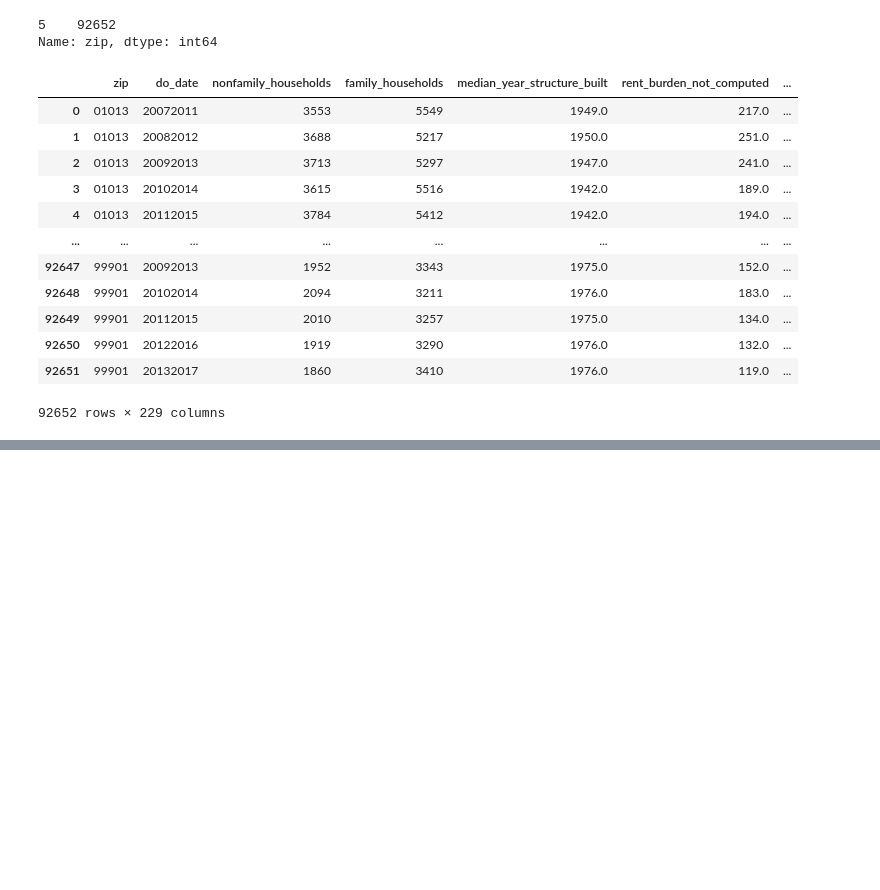
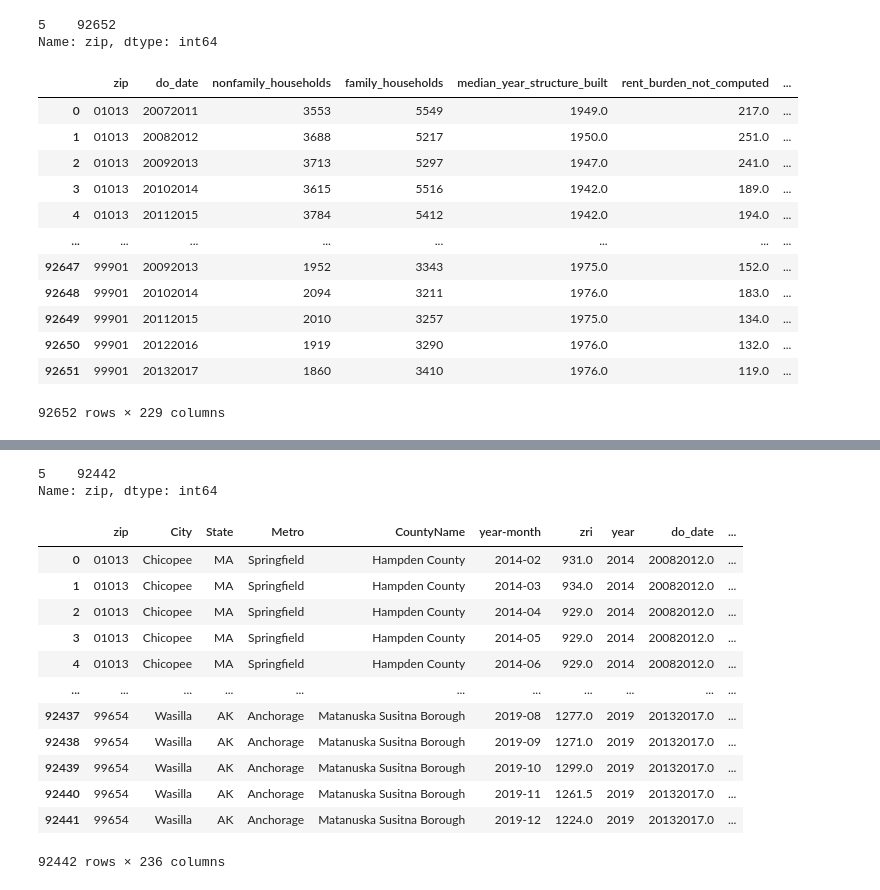
Before and after one commit to Kneck12/zillow-price-index-pred, a Jupyter notebook: Matt/census_feat_eng.ipynb, the cells around one changed output, grey strips where cells are left out. Saved outputs shown, nothing was run; the diff lists cells and outputs as text; code cells hidden in the pictures; blank space fills up the shorter version.

```diff
--- a/Matt/census_feat_eng.ipynb
+++ b/Matt/census_feat_eng.ipynb
@@ -66,0 +114,29 @@ df
+# %%
+zri['zip'] = zri['zip'].map(lambda x: '0'+x if len(x)<5 else x)
+# %%
+zri['zip'].map(lambda x: len(x)).value_counts()
+# %% [output]
+5    92442
+Name: zip, dtype: int64
+# %%
+zri['year'] = zri['year-month'].map(lambda x: int(x[0:4]))
+# %%
+merged = pd.merge(zri, df, left_on = ['zip', 'year'], right_on = ['zip', 'year_usable'], how = 'left')
+# %%
+merged = merged.sort_values(['zip', 'year-month'])
+# %%
+merged
+# %% [output]
+|  | zip | City | State | Metro | CountyName | year-month | zri | year | do_date | ... |
+| 0 | 01013 | Chicopee | MA | Springfield | Hampden County | 2014-02 | 931.0 | 2014 | 20082012.0 | ... |
+| 1 | 01013 | Chicopee | MA | Springfield | Hampden County | 2014-03 | 934.0 | 2014 | 20082012.0 | ... |
+| 2 | 01013 | Chicopee | MA | Springfield | Hampden County | 2014-04 | 929.0 | 2014 | 20082012.0 | ... |
+| 3 | 01013 | Chicopee | MA | Springfield | Hampden County | 2014-05 | 929.0 | 2014 | 20082012.0 | ... |
+| 4 | 01013 | Chicopee | MA | Springfield | Hampden County | 2014-06 | 929.0 | 2014 | 20082012.0 | ... |
+| ... | ... | ... | ... | ... | ... | ... | ... | ... | ... | ... |
+| 92437 | 99654 | Wasilla | AK | Anchorage | Matanuska Susitna Borough | 2019-08 | 1277.0 | 2019 | 20132017.0 | ... |
+| 92438 | 99654 | Wasilla | AK | Anchorage | Matanuska Susitna Borough | 2019-09 | 1271.0 | 2019 | 20132017.0 | ... |
+| 92439 | 99654 | Wasilla | AK | Anchorage | Matanuska Susitna Borough | 2019-10 | 1299.0 | 2019 | 20132017.0 | ... |
+| 92440 | 99654 | Wasilla | AK | Anchorage | Matanuska Susitna Borough | 2019-11 | 1261.5 | 2019 | 20132017.0 | ... |
+| 92441 | 99654 | Wasilla | AK | Anchorage | Matanuska Susitna Borough | 2019-12 | 1224.0 | 2019 | 20132017.0 | ... |
+92442 rows × 236 columns
```
Also changed, not shown: parts of 9 cells of this notebook, 4 other files.
